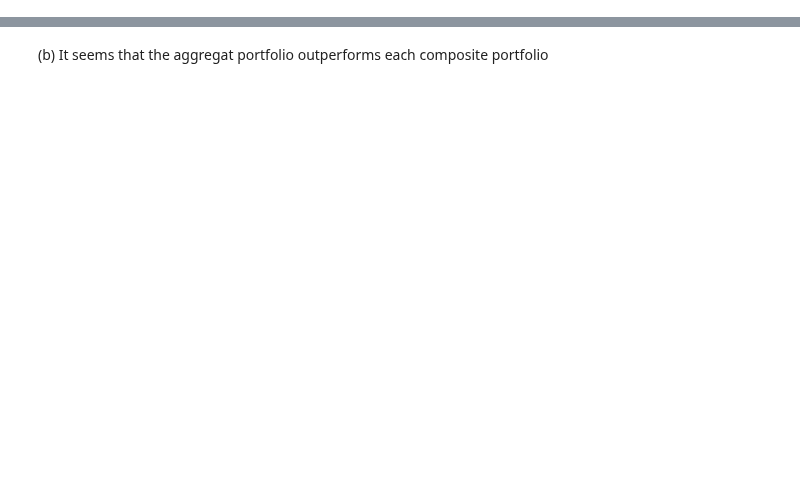
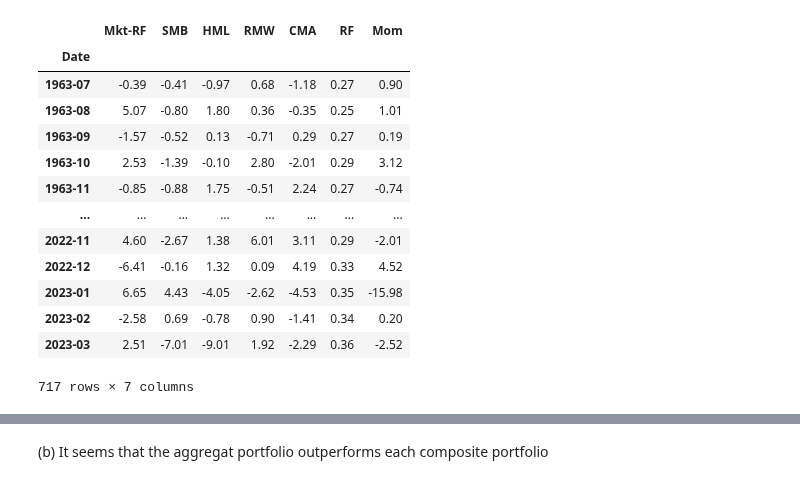
Before and after one commit to jonathoneco/bem114, a Jupyter notebook: Set4/q2.ipynb, the cells around one changed output, grey strips where cells are left out. Saved outputs shown, nothing was run; the diff lists cells and outputs as text; code cells hidden in the pictures; blank space fills up the shorter version.

```diff
--- a/Set4/q2.ipynb
+++ b/Set4/q2.ipynb
@@ -6,13 +6,13 @@ from statsmodels.api import OLS
 from statsmodels.tools import add_constant
 # %%
 ff5_month = pdr.get_data_famafrench('F-F_Research_Data_5_Factors_2x3', start='1963-07', end='2023-03')[0]
-ff5_month = ff5_month / 100
+ff5_month = ff5_month
 mom_month = pdr.get_data_famafrench('F-F_Momentum_Factor', start='1927-01', end='2023-03')[0]
-mom_month = mom_month / 100
+mom_month = mom_month
 
 ff5_month = ff5_month.reset_index()
 mom_month = mom_month.reset_index()
-ff5mom_month = ff5_month.merge(mom_month, on='Date', how='right')
+ff5mom_month = ff5_month.merge(mom_month, on='Date', how='left')
 ff5mom_month = ff5mom_month.set_index('Date')
 # %%
 ff5_daily = pdr.get_data_famafrench('F-F_Research_Data_5_Factors_2x3_daily', start='1963-07-01', end='2023-03-31')[0]
@@ -52,0 +29,17 @@ monthly_excess_returns = df.groupby('Date')['ExcessReturns'].sum()
+# %%
+ff5mom_month
+# %% [output]
+|  | Mkt-RF | SMB | HML | RMW | CMA | RF | Mom |
+| Date |  |  |  |  |  |  |  |
+| 1963-07 | -0.39 | -0.41 | -0.97 | 0.68 | -1.18 | 0.27 | 0.90 |
+| 1963-08 | 5.07 | -0.80 | 1.80 | 0.36 | -0.35 | 0.25 | 1.01 |
+| 1963-09 | -1.57 | -0.52 | 0.13 | -0.71 | 0.29 | 0.27 | 0.19 |
+| 1963-10 | 2.53 | -1.39 | -0.10 | 2.80 | -2.01 | 0.29 | 3.12 |
+| 1963-11 | -0.85 | -0.88 | 1.75 | -0.51 | 2.24 | 0.27 | -0.74 |
+| ... | ... | ... | ... | ... | ... | ... | ... |
+| 2022-11 | 4.60 | -2.67 | 1.38 | 6.01 | 3.11 | 0.29 | -2.01 |
+| 2022-12 | -6.41 | -0.16 | 1.32 | 0.09 | 4.19 | 0.33 | 4.52 |
+| 2023-01 | 6.65 | 4.43 | -4.05 | -2.62 | -4.53 | 0.35 | -15.98 |
+| 2023-02 | -2.58 | 0.69 | -0.78 | 0.90 | -1.41 | 0.34 | 0.20 |
+| 2023-03 | 2.51 | -7.01 | -9.01 | 1.92 | -2.29 | 0.36 | -2.52 |
+717 rows × 7 columns
```
Also changed, not shown: parts of 19 cells of this notebook, 1 other file.
